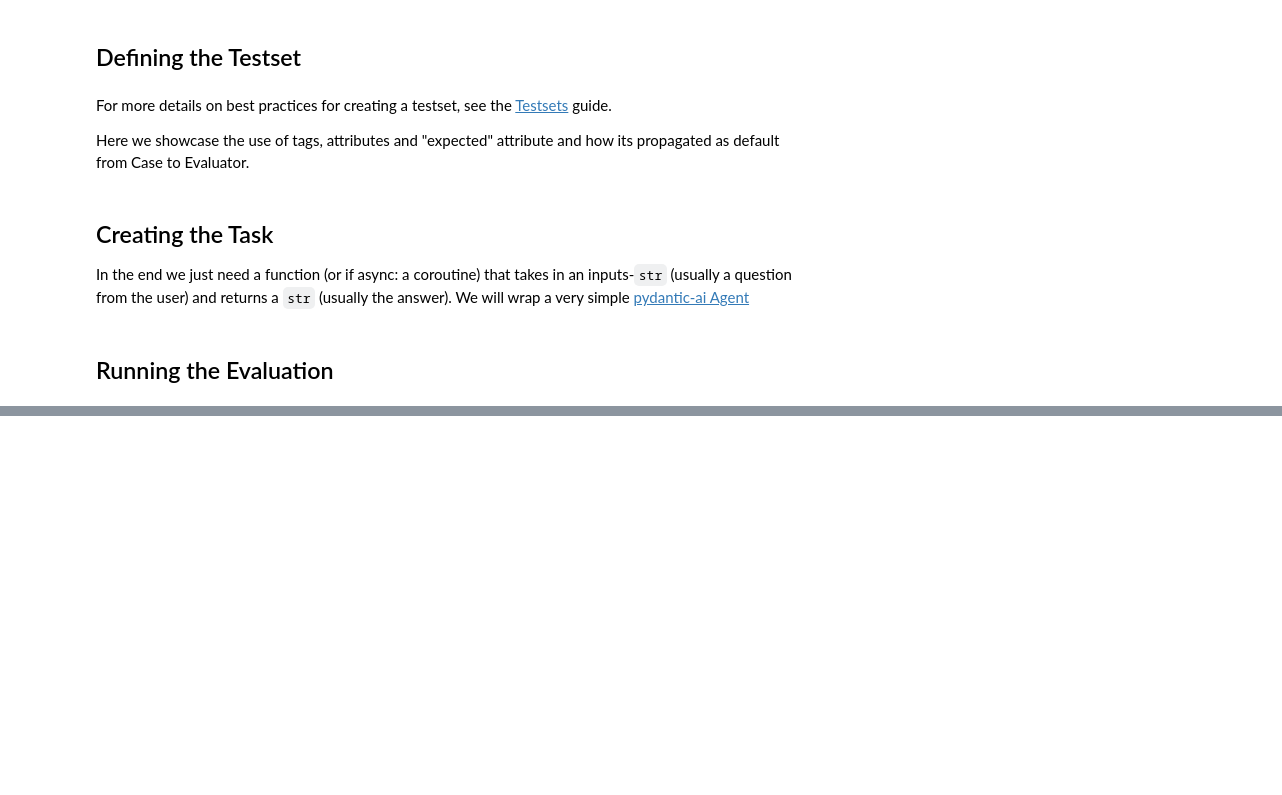
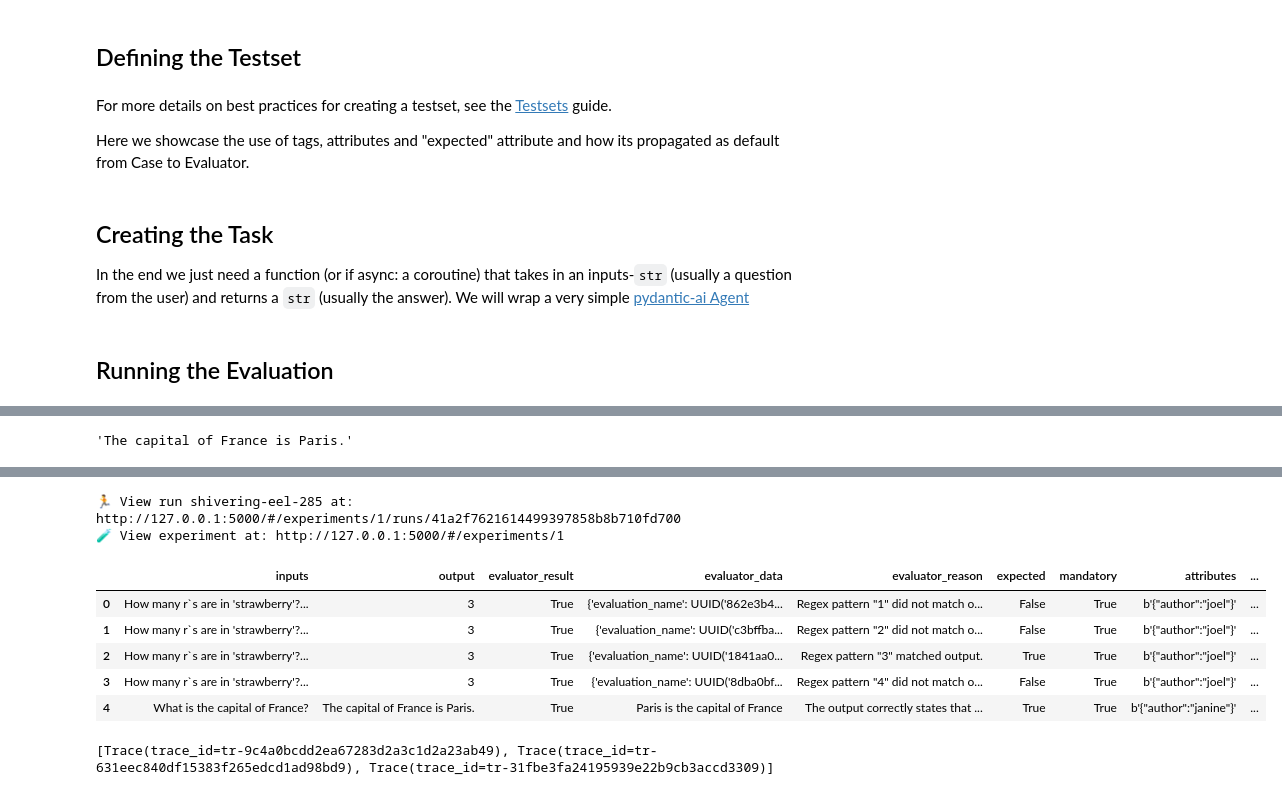
Before and after one commit to JoelGotsch/ragpill, a Jupyter notebook: docs/tutorials/full.ipynb, the cells around one changed output, grey strips where cells are left out. Drawn from its saved outputs; the diff is of its cells as text; code cells hidden in the pictures; blank space fills up the shorter version.

```diff
--- a/docs/tutorials/full.ipynb
+++ b/docs/tutorials/full.ipynb
@@ -71,12 +74,12 @@ testset = Dataset(
         ),
         Case(
             inputs="How many r`s are in 'strawberry'? State only the number",
-            metadata=TestCaseMetadata(expected=False, attributes={"author": "joel"}),
+            metadata=TestCaseMetadata(attributes={"author": "joel"}),
             evaluators=[
-                RegexInOutputEvaluator(pattern="1"),
-                RegexInOutputEvaluator(pattern="2"),
+                RegexInOutputEvaluator(pattern="1", expected=False),
+                RegexInOutputEvaluator(pattern="2", expected=False),
                 RegexInOutputEvaluator(pattern="3", expected=True),
-                RegexInOutputEvaluator(pattern="4"),
+                RegexInOutputEvaluator(pattern="4", expected=False),
             ]
         )
     ]
@@ -89,20 +92,25 @@ We will wrap a very simple [pydantic-ai Agent](https://ai.pydantic.dev/agent/)
 # %%
 from openai import AsyncOpenAI
 import os
+from httpx import AsyncClient
+
 from pydantic_ai import Agent
 from pydantic_ai.models.openai import OpenAIChatModel
 from pydantic_ai.providers.openai import OpenAIProvider
 
 api_key = os.environ["RAGPILL_LLMJUDGE_API_KEY"]
 base_url = os.environ["RAGPILL_LLMJUDGE_BASE_URL"]
-model_name = os.environ["RAGPILL_LLMJUDGE_MODEL_NAME"]
+model_name = "qwen/qwen3.6-plus:free"
 system_prompt = "You are a helpful assistant"
 temperature = 0.2
+
+http_client = AsyncClient()
 
 openai_client = AsyncOpenAI(
     max_retries=3,
     base_url=base_url,
     api_key=api_key,
+    http_client=http_client,
 )
 pyai_llm_model = OpenAIChatModel(
     model_name, provider=OpenAIProvider(openai_client=openai_client), settings={"temperature": temperature}
@@ -131,14 +141,15 @@ except Exception:
 # %%
-from IPython.display import display
-
 async def task(question: str) -> str:
     result = await agent.run(question)
     return result.output
 
 result = await task("Whats the capital of France?")
-display(result)
+result
+# %% [output]
+'The capital of France is Paris.'
 # %%
 from ragpill import evaluate_testset_with_mlflow
+from IPython.display import display
 
 async def task(question: str) -> str:
     result = await agent.run(question)
@@ -154,4 +165,5 @@ results_df = await evaluate_testset_with_mlflow(
         "model_name": model_name,
     }
 )
-results_df
+display(results_df)
+# %% [output]
@@ -157,0 +176,9 @@ results_df
+🏃 View run shivering-eel-285 at: http://127.0.0.1:5000/#/experiments/1/runs/41a2f7621614499397858b8b710fd700
+🧪 View experiment at: http://127.0.0.1:5000/#/experiments/1
+|  | inputs | output | evaluator_result | evaluator_data | evaluator_reason | expected | mandatory | attributes | ... |
+| 0 | How many r`s are in 'strawberry'?... | 3 | True | {'evaluation_name': UUID('862e3b4... | Regex pattern "1" did not match o... | False | True | b'{"author":"joel"}' | ... |
+| 1 | How many r`s are in 'strawberry'?... | 3 | True | {'evaluation_name': UUID('c3bffba... | Regex pattern "2" did not match o... | False | True | b'{"author":"joel"}' | ... |
+| 2 | How many r`s are in 'strawberry'?... | 3 | True | {'evaluation_name': UUID('1841aa0... | Regex pattern "3" matched output. | True | True | b'{"author":"joel"}' | ... |
+| 3 | How many r`s are in 'strawberry'?... | 3 | True | {'evaluation_name': UUID('8dba0bf... | Regex pattern "4" did not match o... | False | True | b'{"author":"joel"}' | ... |
+| 4 | What is the capital of France? | The capital of France is Paris. | True | Paris is the capital of France | The output correctly states that ... | True | True | b'{"author":"janine"}' | ... |
+[Trace(trace_id=tr-9c4a0bcdd2ea67283d2a3c1d2a23ab49), Trace(trace_id=tr-631eec840df15383f265edcd1ad98bd9), Trace(trace_id=tr-31fbe3fa24195939e22b9cb3accd3309)]
```
Also changed, not shown: parts of 4 cells of this notebook.
